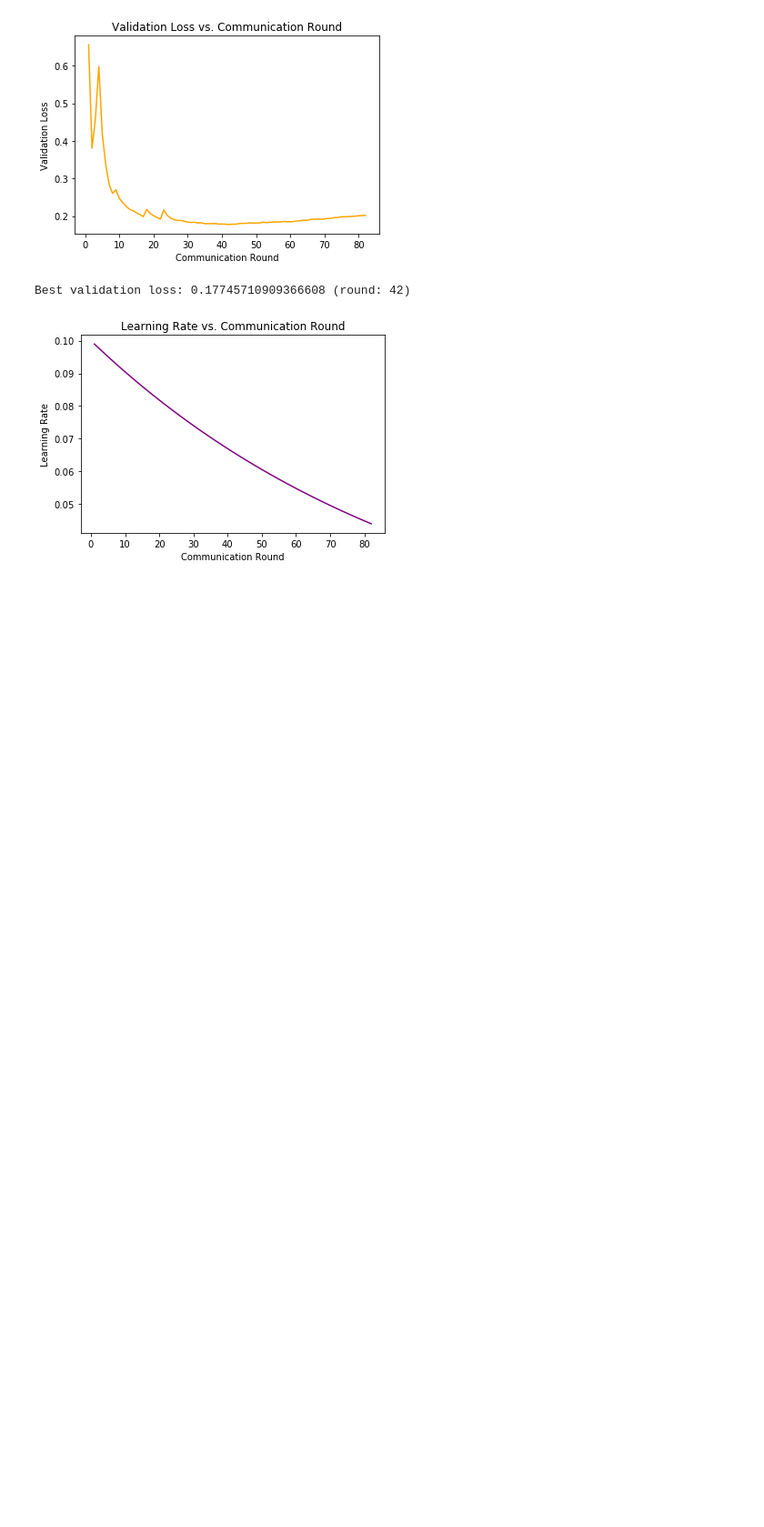
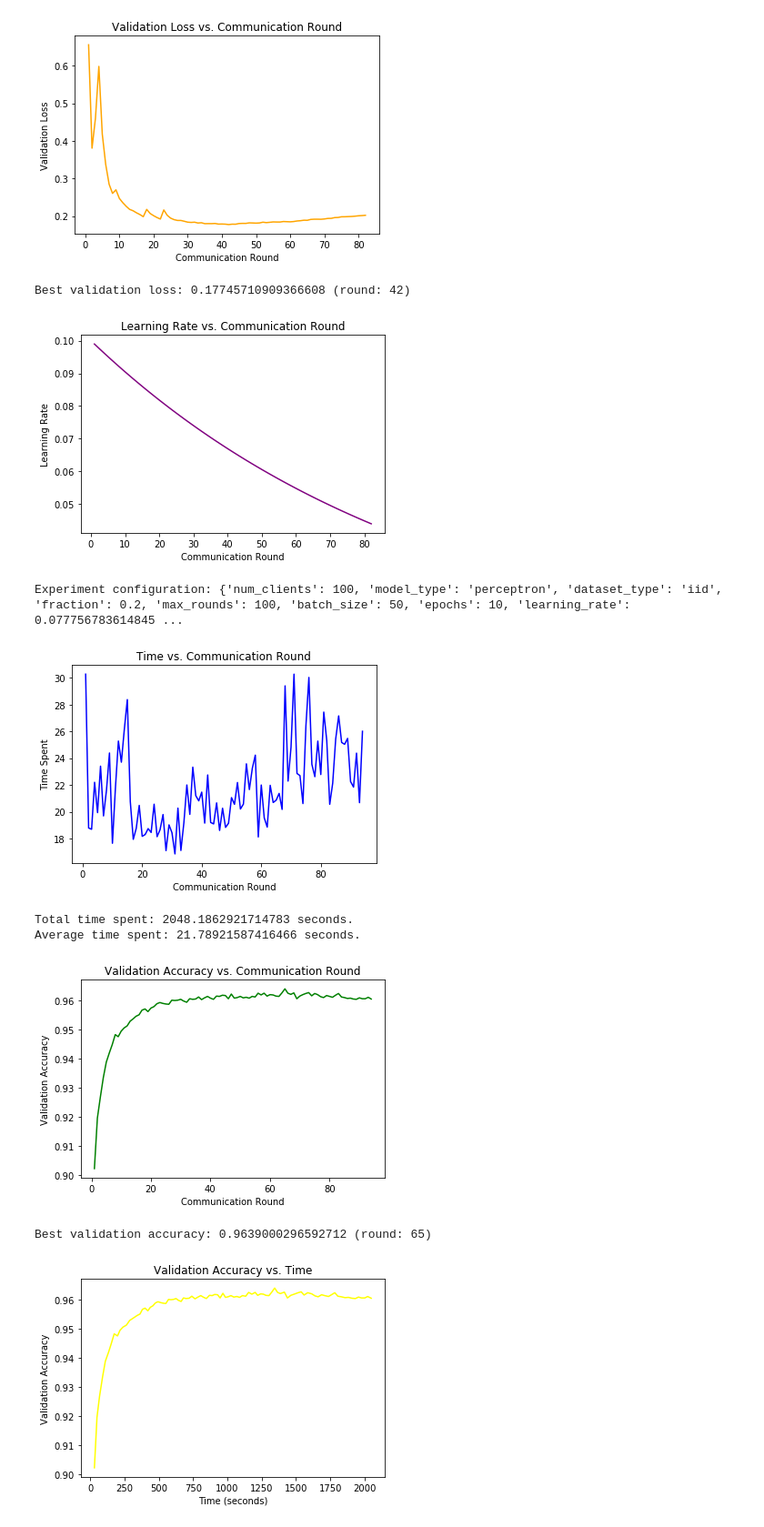
Before and after one commit to DiscreetAI/decentralized-ml, a Jupyter notebook: Results.ipynb, the cells around one changed output. Shown at 91% size. Saved outputs shown, nothing was run; the diff lists cells and outputs as text; code cells hidden in the pictures; blank space fills up the shorter version.

```diff
--- a/Results.ipynb
+++ b/Results.ipynb
@@ -172,3 +182,13 @@ Best validation accuracy: 0.954200029373169 (round: 62)
 [figure]
 Best validation loss: 0.17745710909366608 (round: 42)
 [figure]
+# %%
+show_results('./results/1524350077.663651')
+# %% [output]
+Experiment configuration: {'num_clients': 100, 'model_type': 'perceptron', 'dataset_type': 'iid', 'fraction': 0.2, 'max_rounds': 100, 'batch_size': 50, 'epochs': 10, 'learning_rate': 0.077756783614845 ...
+[figure, added]
+Total time spent: 2048.1862921714783 seconds.
+Average time spent: 21.78921587416466 seconds.
+[figure, added]
+Best validation accuracy: 0.9639000296592712 (round: 65)
+[figure, added]
```
Also changed, not shown: parts of 7 cells of this notebook, 5 other files.
